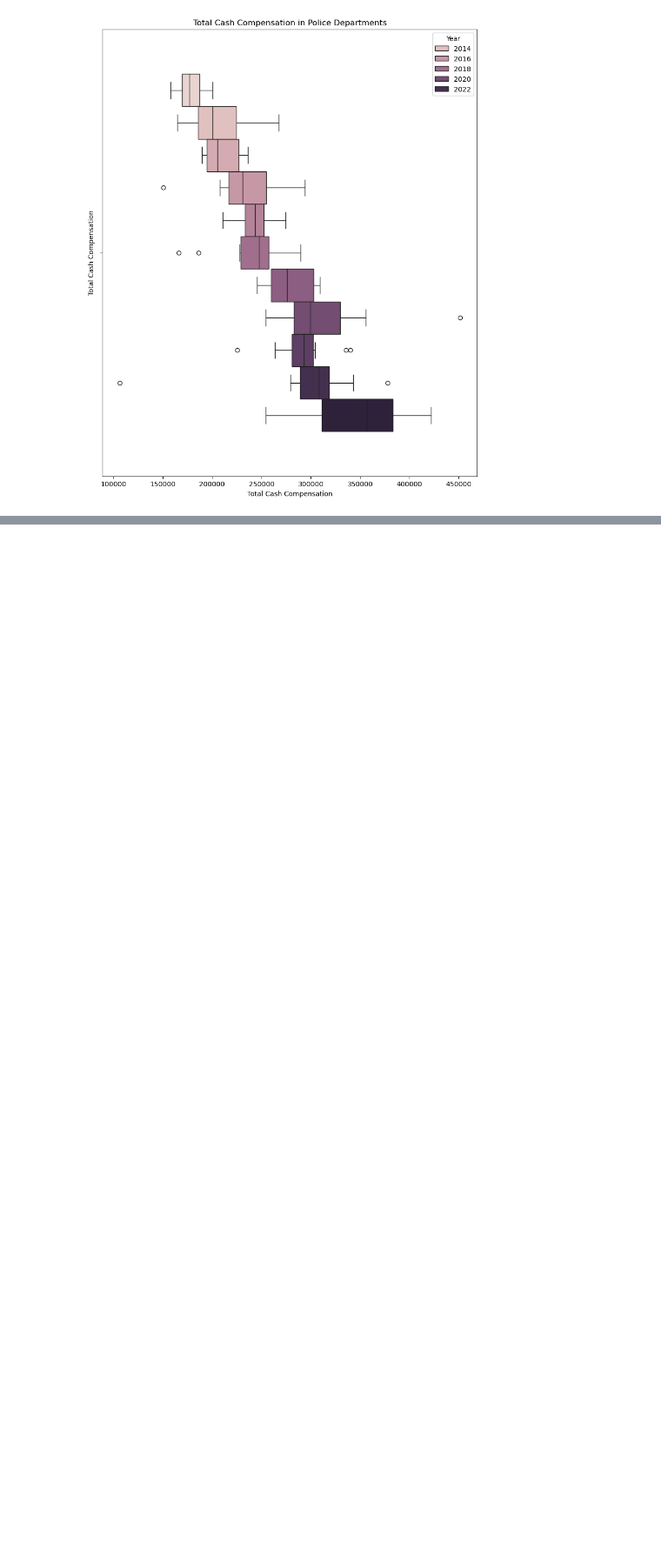
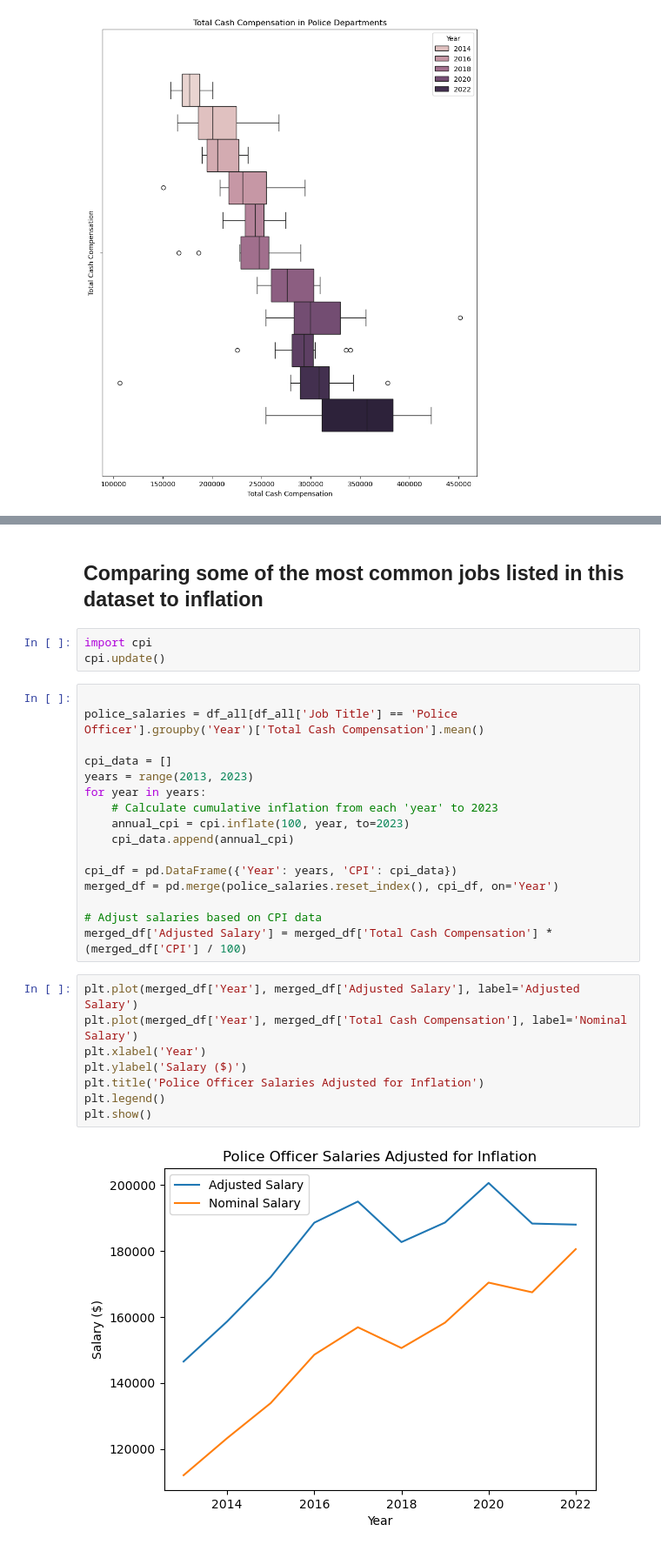
Before and after one commit to ryanfernald/San-Jose-Employment-Analysis, a Jupyter notebook: NewEDA.ipynb, the cells around one changed output, grey strips where cells are left out. Shown at 87% size. Cells and saved outputs as stored; diff of their text form; blank space fills up the shorter version.

```diff
--- a/NewEDA.ipynb
+++ b/NewEDA.ipynb
@@ -352,0 +449,31 @@ plt.show()
+# %% [markdown]
+## Comparing some of the most common jobs listed in this dataset to inflation
+# %%
+import cpi
+cpi.update()
+# %%
+
+police_salaries = df_all[df_all['Job Title'] == 'Police Officer'].groupby('Year')['Total Cash Compensation'].mean()
+
+cpi_data = []
+years = range(2013, 2023)
+for year in years:
+    # Calculate cumulative inflation from each 'year' to 2023
+    annual_cpi = cpi.inflate(100, year, to=2023)
+    cpi_data.append(annual_cpi)
+
+cpi_df = pd.DataFrame({'Year': years, 'CPI': cpi_data})
+merged_df = pd.merge(police_salaries.reset_index(), cpi_df, on='Year')
+
+# Adjust salaries based on CPI data
+merged_df['Adjusted Salary'] = merged_df['Total Cash Compensation'] * (merged_df['CPI'] / 100)
+# %%
+plt.plot(merged_df['Year'], merged_df['Adjusted Salary'], label='Adjusted Salary')
+plt.plot(merged_df['Year'], merged_df['Total Cash Compensation'], label='Nominal Salary')
+plt.xlabel('Year')
+plt.ylabel('Salary ($)')
+plt.title('Police Officer Salaries Adjusted for Inflation')
+plt.legend()
+plt.show()
+# %% [output]
+[figure, added]
```
Also changed, not shown: parts of 11 cells of this notebook.
